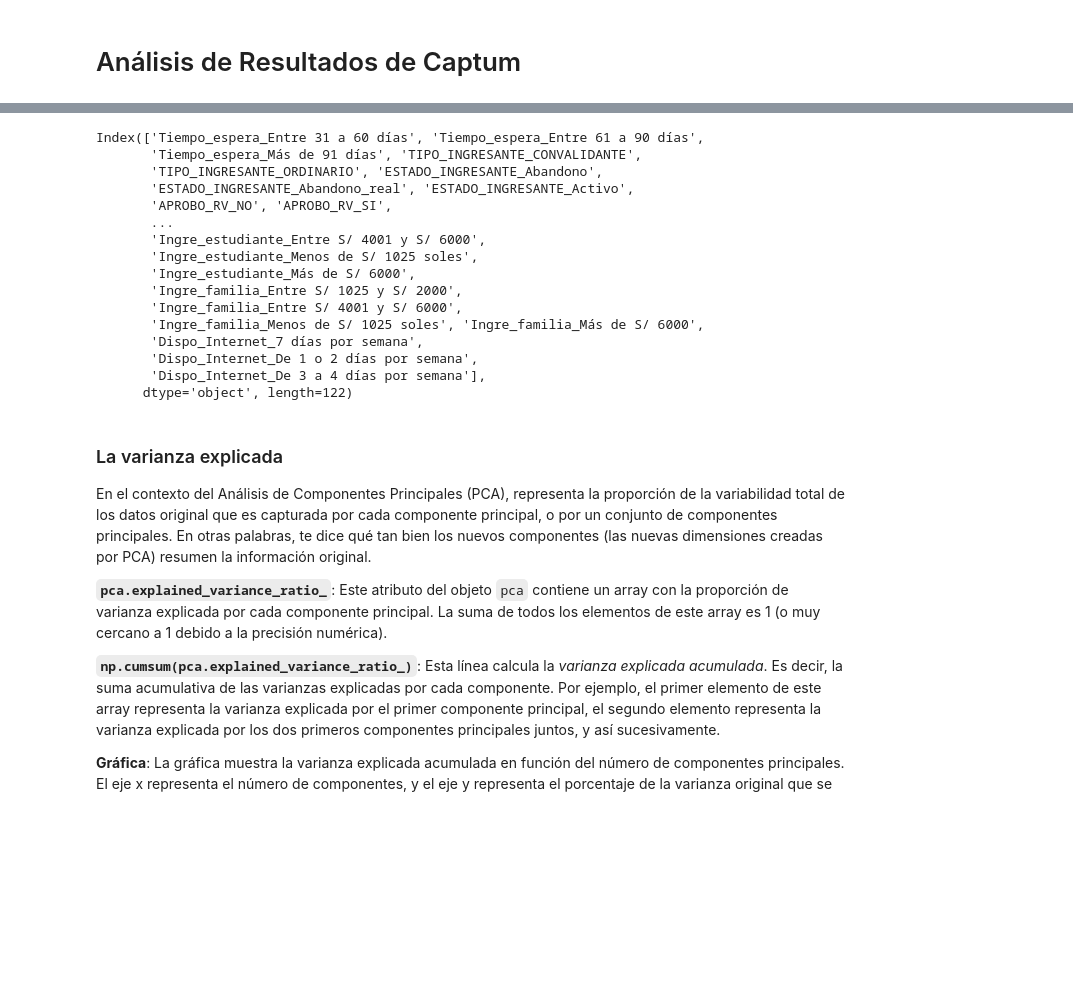
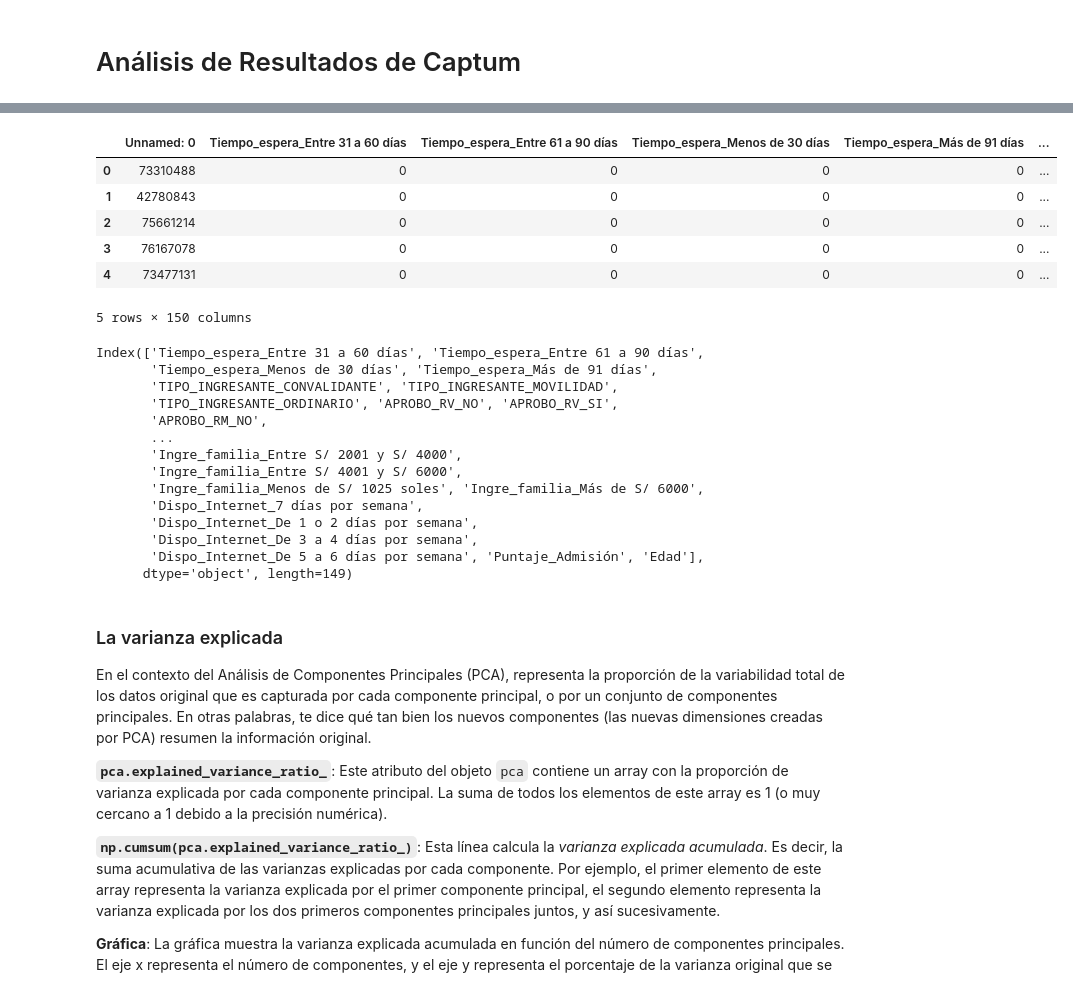
Before and after one commit to jcmachicao/gdmk_uc__reportes_edusights, a Jupyter notebook: uc_edusights__post_captum_clustering.ipynb, the cells around one changed output, grey strips where cells are left out. Drawn from its saved outputs; the diff is of its cells as text; code cells hidden in the pictures; blank space fills up the shorter version.

```diff
--- a/uc_edusights__post_captum_clustering.ipynb
+++ b/uc_edusights__post_captum_clustering.ipynb
@@ -42,24 +44,32 @@ Index(['index', 'Tiempo_espera_Entre 31 a 60 días',
+# %%
+df.head()
+# %% [output]
+|  | Unnamed: 0 | Tiempo_espera_Entre 31 a 60 días | Tiempo_espera_Entre 61 a 90 días | Tiempo_espera_Menos de 30 días | Tiempo_espera_Más de 91 días | ... |
+| 0 | 73310488 | 0 | 0 | 0 | 0 | ... |
+| 1 | 42780843 | 0 | 0 | 0 | 0 | ... |
+| 2 | 75661214 | 0 | 0 | 0 | 0 | ... |
+| 3 | 76167078 | 0 | 0 | 0 | 0 | ... |
+| 4 | 73477131 | 0 | 0 | 0 | 0 | ... |
+5 rows × 150 columns
 # %%
-df.index = df['index']
-df = df.drop(columns=['index'])
+df.index = df['Unnamed: 0']
+df = df.drop(columns=['Unnamed: 0'])
 df.columns
 # %% [output]
 Index(['Tiempo_espera_Entre 31 a 60 días', 'Tiempo_espera_Entre 61 a 90 días',
-       'Tiempo_espera_Más de 91 días', 'TIPO_INGRESANTE_CONVALIDANTE',
-       'TIPO_INGRESANTE_ORDINARIO', 'ESTADO_INGRESANTE_Abandono',
-       'ESTADO_INGRESANTE_Abandono_real', 'ESTADO_INGRESANTE_Activo',
-       'APROBO_RV_NO', 'APROBO_RV_SI',
+       'Tiempo_espera_Menos de 30 días', 'Tiempo_espera_Más de 91 días',
+       'TIPO_INGRESANTE_CONVALIDANTE', 'TIPO_INGRESANTE_MOVILIDAD',
+       'TIPO_INGRESANTE_ORDINARIO', 'APROBO_RV_NO', 'APROBO_RV_SI',
+       'APROBO_RM_NO',
        ...
-       'Ingre_estudiante_Entre S/ 4001 y S/ 6000',
-       'Ingre_estudiante_Menos de S/ 1025 soles',
-       'Ingre_estudiante_Más de S/ 6000',
-       'Ingre_familia_Entre S/ 1025 y S/ 2000',
+       'Ingre_familia_Entre S/ 2001 y S/ 4000',
        'Ingre_familia_Entre S/ 4001 y S/ 6000',
        'Ingre_familia_Menos de S/ 1025 soles', 'Ingre_familia_Más de S/ 6000',
        'Dispo_Internet_7 días por semana',
        'Dispo_Internet_De 1 o 2 días por semana',
-       'Dispo_Internet_De 3 a 4 días por semana'],
-      dtype='object', length=122)
+       'Dispo_Internet_De 3 a 4 días por semana',
+       'Dispo_Internet_De 5 a 6 días por semana', 'Puntaje_Admisión', 'Edad'],
+      dtype='object', length=149)
 # %% [markdown]
 
 ### La varianza explicada
```
Also changed, not shown: parts of 13 cells of this notebook.
